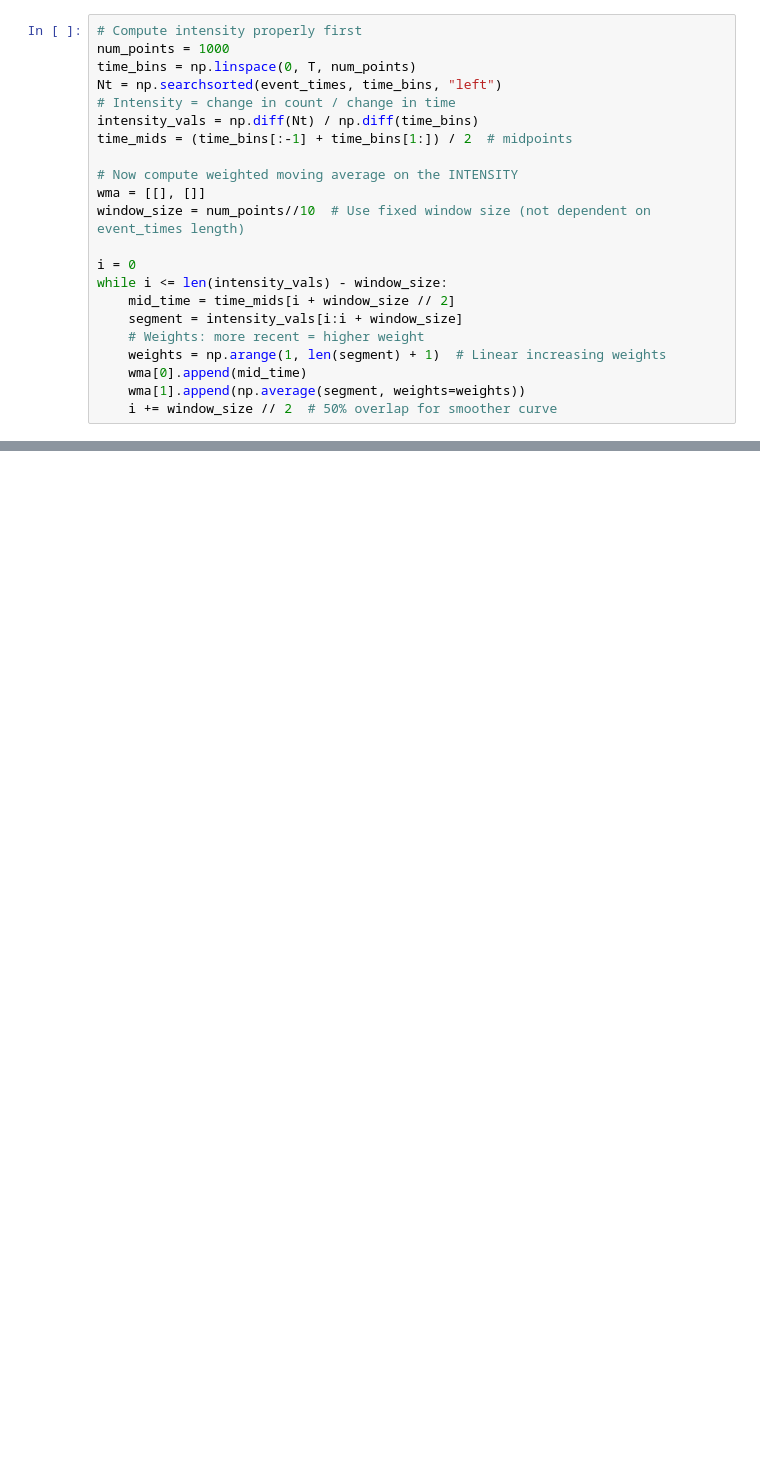
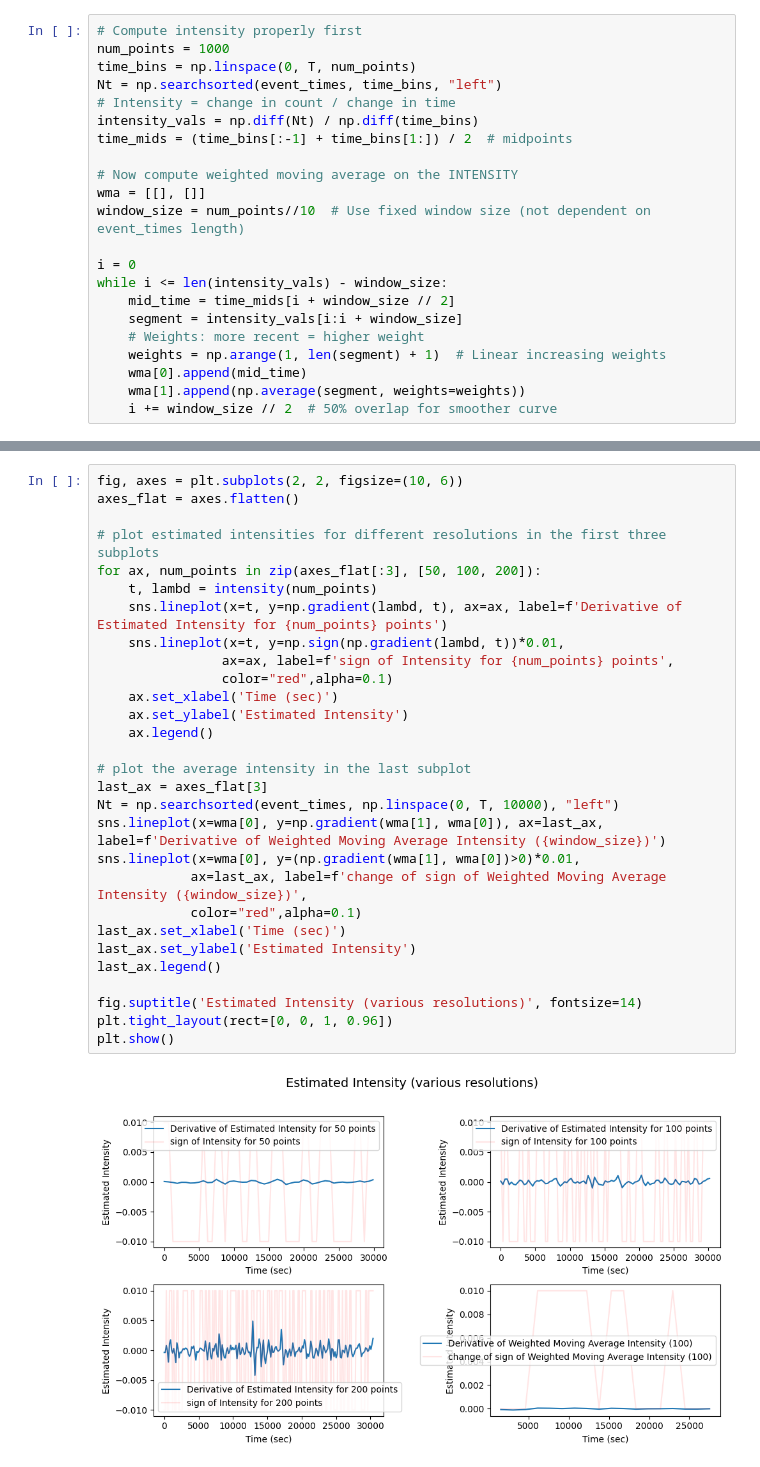
Before and after one commit to PhantomRolls/Non-stationary-point-process, a Jupyter notebook: results/expl.ipynb, the cells around one changed output, grey strips where cells are left out. Drawn from its saved outputs; the diff is of its cells as text; blank space fills up the shorter version.

```diff
--- a/results/expl.ipynb
+++ b/results/expl.ipynb
@@ -286,0 +351,31 @@ plt.show()
+# %%
+fig, axes = plt.subplots(2, 2, figsize=(10, 6))
+axes_flat = axes.flatten()
+
+# plot estimated intensities for different resolutions in the first three subplots
+for ax, num_points in zip(axes_flat[:3], [50, 100, 200]):
+    t, lambd = intensity(num_points)
+    sns.lineplot(x=t, y=np.gradient(lambd, t), ax=ax, label=f'Derivative of Estimated Intensity for {num_points} points')
+    sns.lineplot(x=t, y=np.sign(np.gradient(lambd, t))*0.01,
+                ax=ax, label=f'sign of Intensity for {num_points} points',
+                color="red",alpha=0.1)
+    ax.set_xlabel('Time (sec)')
+    ax.set_ylabel('Estimated Intensity')
+    ax.legend()
+
+# plot the average intensity in the last subplot
+last_ax = axes_flat[3]
+Nt = np.searchsorted(event_times, np.linspace(0, T, 10000), "left")
+sns.lineplot(x=wma[0], y=np.gradient(wma[1], wma[0]), ax=last_ax, label=f'Derivative of Weighted Moving Average Intensity ({window_size})')
+sns.lineplot(x=wma[0], y=(np.gradient(wma[1], wma[0])>0)*0.01,
+            ax=last_ax, label=f'change of sign of Weighted Moving Average Intensity ({window_size})',
+            color="red",alpha=0.1)
+last_ax.set_xlabel('Time (sec)')
+last_ax.set_ylabel('Estimated Intensity')
+last_ax.legend()
+
+fig.suptitle('Estimated Intensity (various resolutions)', fontsize=14)
+plt.tight_layout(rect=[0, 0, 1, 0.96])
+plt.show()
+# %% [output]
+[figure, added]
```
Also changed, not shown: parts of 20 cells of this notebook, 12 other files.
